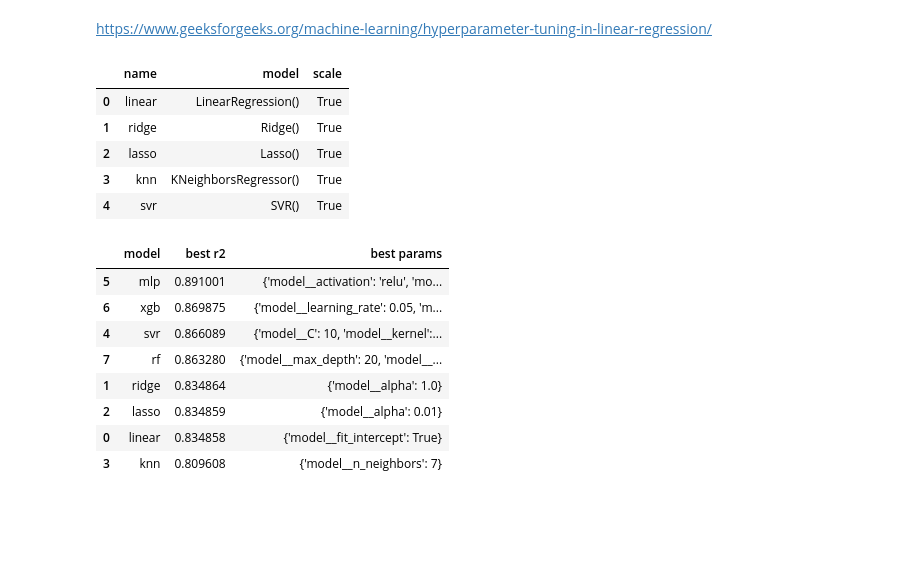
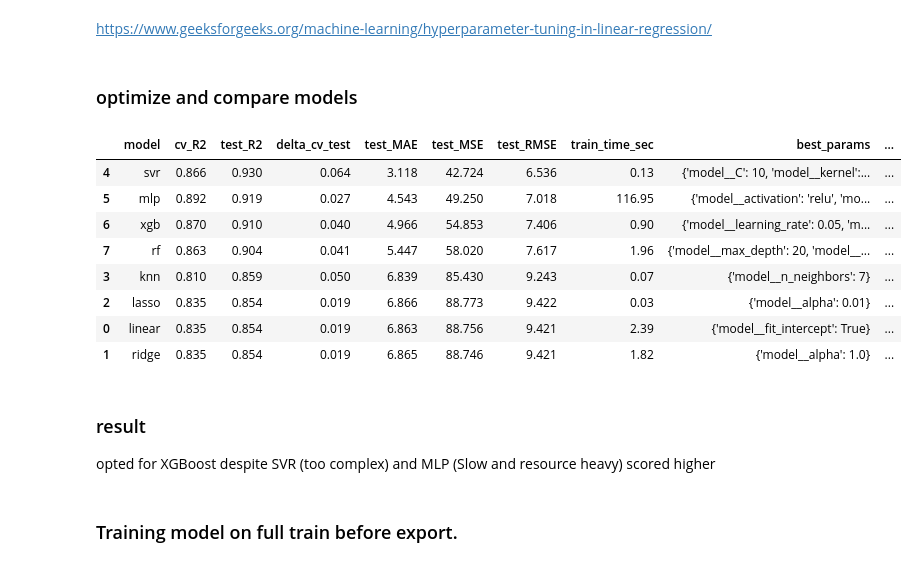
Before and after one commit to StefanLundberg77/taxi-prediction-fullstack-stefan-lundberg-opa24, a Jupyter notebook: explorations/model.ipynb, the cells around one changed output. Cells and saved outputs as stored; diff of their text form; code cells hidden in the pictures; blank space fills up the shorter version.

Commit message:
refactored method omptimize... trained full train and export

```diff
--- a/explorations/model.ipynb
+++ b/explorations/model.ipynb
@@ -75,28 +69,21 @@ df_models = pd.DataFrame([
     {"name": "xgb", "model": XGBRegressor(random_state=42), "scale": True},
     {"name": "rf", "model": RandomForestRegressor(random_state=42), "scale": False},
 ])
-
-df_models.head()
-# %% [output]
-|  | name | model | scale |
-| 0 | linear | LinearRegression() | True |
-| 1 | ridge | Ridge() | True |
-| 2 | lasso | Lasso() | True |
-| 3 | knn | KNeighborsRegressor() | True |
-| 4 | svr | SVR() | True |
+# %% [markdown]
+### optimize and compare models
 # %%
-df_results, best_model, best_name= hyper_optimize(X_train, y_train, df_models)
+df_results = cv_test_benchmark(X_train, y_train, X_test, y_test, df_models)
 # %%
 
-df_results = df_results.sort_values(by="best r2", ascending=False)
+df_results = df_results.sort_values(by="test_R2", ascending=False)
 df_results
 # %% [output]
-|  | model | best r2 | best params |
-| 5 | mlp | 0.891001 | {'model__activation': 'relu', 'mo... |
-| 6 | xgb | 0.869875 | {'model__learning_rate': 0.05, 'm... |
-| 4 | svr | 0.866089 | {'model__C': 10, 'model__kernel':... |
-| 7 | rf | 0.863280 | {'model__max_depth': 20, 'model__... |
-| 1 | ridge | 0.834864 | {'model__alpha': 1.0} |
-| 2 | lasso | 0.834859 | {'model__alpha': 0.01} |
-| 0 | linear | 0.834858 | {'model__fit_intercept': True} |
-| 3 | knn | 0.809608 | {'model__n_neighbors': 7} |
+|  | model | cv_R2 | test_R2 | delta_cv_test | test_MAE | test_MSE | test_RMSE | train_time_sec | best_params | ... |
+| 4 | svr | 0.866 | 0.930 | 0.064 | 3.118 | 42.724 | 6.536 | 0.13 | {'model__C': 10, 'model__kernel':... | ... |
+| 5 | mlp | 0.892 | 0.919 | 0.027 | 4.543 | 49.250 | 7.018 | 116.95 | {'model__activation': 'relu', 'mo... | ... |
+| 6 | xgb | 0.870 | 0.910 | 0.040 | 4.966 | 54.853 | 7.406 | 0.90 | {'model__learning_rate': 0.05, 'm... | ... |
+| 7 | rf | 0.863 | 0.904 | 0.041 | 5.447 | 58.020 | 7.617 | 1.96 | {'model__max_depth': 20, 'model__... | ... |
+| 3 | knn | 0.810 | 0.859 | 0.050 | 6.839 | 85.430 | 9.243 | 0.07 | {'model__n_neighbors': 7} | ... |
+| 2 | lasso | 0.835 | 0.854 | 0.019 | 6.866 | 88.773 | 9.422 | 0.03 | {'model__alpha': 0.01} | ... |
+| 0 | linear | 0.835 | 0.854 | 0.019 | 6.863 | 88.756 | 9.421 | 2.39 | {'model__fit_intercept': True} | ... |
+| 1 | ridge | 0.835 | 0.854 | 0.019 | 6.865 | 88.746 | 9.421 | 1.82 | {'model__alpha': 1.0} | ... |
@@ -107,0 +90,4 @@ df_results
+# %% [markdown]
+###  result
+
+opted for XGBoost despite SVR (too complex) and MLP (Slow and resource heavy) scored higher
@@ -107,0 +98,2 @@ df_results
+# %% [markdown]
+### Training model on full train before export.
```
Also changed, not shown: parts of 6 cells of this notebook, 2 other files.
